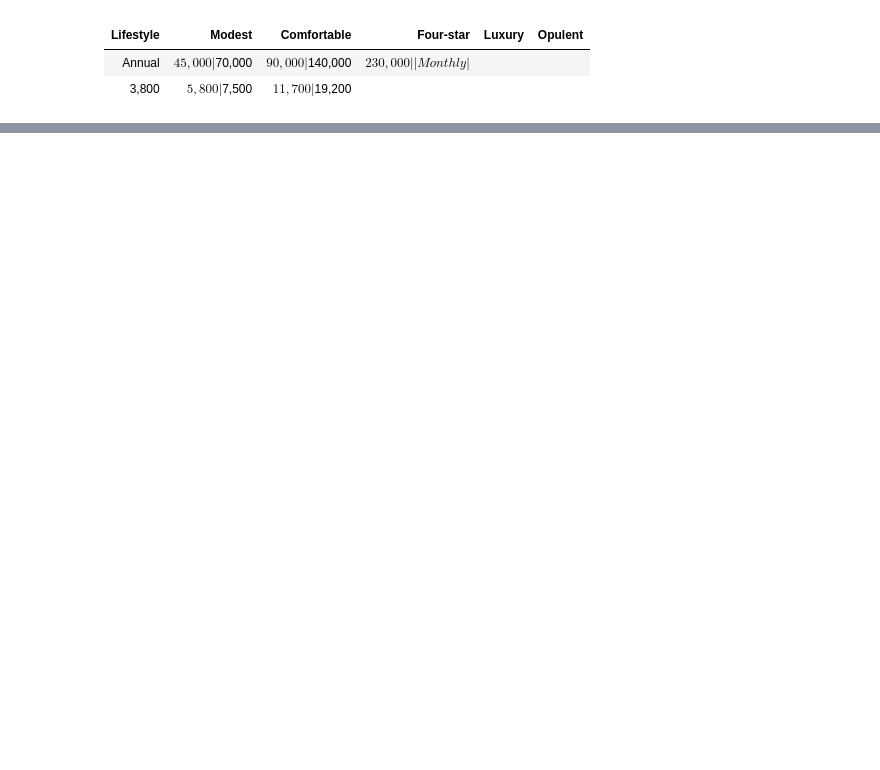
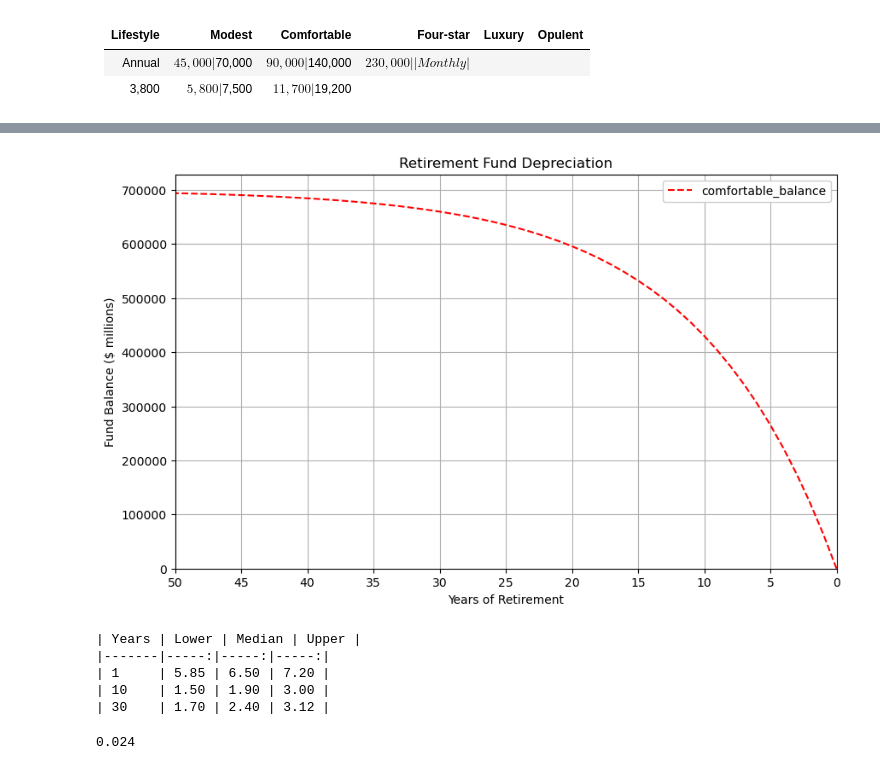
Before and after one commit to mikejonestechno/investment-analytics, a Jupyter notebook: notebooks/retirement.ipynb, the cells around one changed output, grey strips where cells are left out. Cells and saved outputs as stored; diff of their text form; code cells hidden in the pictures; blank space fills up the shorter version.

```diff
--- a/notebooks/retirement.ipynb
+++ b/notebooks/retirement.ipynb
@@ -122,0 +152,17 @@ This model also assumes a cash fund that excludes interest, yield or appreciatio
+# %%
+
+columns = ['initial', 'yield', 'eoy', 'expenses', 'balance']
+# prefix the lifestyle to each column name
+lifestyle_columns = [f'{lifestyle}_{column}' for column in columns]
+
+df_yield = pd.DataFrame(index=np.arange(retirement_years), columns=lifestyle_columns)
+
+for i in range(retirement_years):
+    df_yield[f'{lifestyle}_initial'] = df_yield[f'{lifestyle}_eoy'] / (1 + 0.1)
+    df_yield[f'{lifestyle}_balance'] = np.where(df.index == 0, 0, df_yield[f'{lifestyle}_initial'].shift())
+    df_yield[f'{lifestyle}_expenses'] = expenses
+    df_yield[f'{lifestyle}_eoy'] = df_yield[f'{lifestyle}_balance'] - df_yield[f'{lifestyle}_expenses']
+    df_yield[f'{lifestyle}_yield'] = df_yield[f'{lifestyle}_initial'] * yield_rate
+
+
+df_yield.head()
@@ -122,0 +176,53 @@ This model also assumes a cash fund that excludes interest, yield or appreciatio
+# %%
+df_burndown = df_yield[[column for column in df_yield.columns if column.endswith('balance')]]
+
+# create a list of colors for each lifestyle
+colors = [details['color'] for details in annual_expenses.values()]
+colors = [color for color in colors for _ in range(3)]
+
+# plot the dataframe with the specified colors
+df_burndown.plot(figsize=(10, 6), color=colors)
+
+# reverse the x-axis to burndown instead of burnup
+ax = plt.gca()
+ax.invert_xaxis()
+
+for line in ax.lines:
+    # if the line's label contains 'median', set the line style to solid
+    if 'median' not in line.get_label():
+        line.set_linestyle('--')
+
+plt.xlabel('Years of Retirement')
+plt.ylabel('Fund Balance $')
+plt.title('Retirement Fund Depreciation')
+plt.grid(True)
+plt.xlim([retirement_years-1, 0])
+plt.ylim(ymin=0) #, ymax=12e6)
+# Format x-axis ticks every x years
+plt.gca().xaxis.set_major_locator(ticker.MultipleLocator(5))
+# Format y-axis ticks every 1 million
+#plt.gca().yaxis.set_major_locator(ticker.MultipleLocator(1e6))
+# with labels formatted in millions with no decimal places
+#plt.gca().yaxis.set_major_formatter(ticker.FuncFormatter(lambda x, _: '{:.0f}'.format(x*1e-6)))
+plt.legend().get_frame().set_alpha(0.98)
+plt.show()
+# %% [output]
+[figure, added]
+# %%
+# Open the file
+with open('../data/inflation_percentiles.md', 'r') as file:
+    # Read the file
+    inflation_percentiles = file.read()
+
+# Replace headings for percentile column headings
+updated_headings_row = '| Years | Lower | Median | Upper |'
+inflation_percentile_table = inflation_percentiles.replace(inflation_percentiles.split('\n')[0], updated_headings_row, 1)
+
+# Print the markdown table
+print(inflation_percentile_table)
+# %% [output]
+| Years | Lower | Median | Upper |
+|-------|-----:|-----:|-----:|
+| 1     | 5.85 | 6.50 | 7.20 |
+| 10    | 1.50 | 1.90 | 3.00 |
+| 30    | 1.70 | 2.40 | 3.12 |
@@ -122,0 +239,7 @@ This model also assumes a cash fund that excludes interest, yield or appreciatio
+# %%
+dfInflation_rate_headings = ['lower', 'median', 'upper']
+dfInflation.columns = dfInflation_rate_headings
+dfInflation_rate =  dfInflation.iloc[-1]/100
+dfInflation_rate.median()
+# %% [output]
+0.024
```
Also changed, not shown: parts of 15 cells of this notebook, 6 other files.
